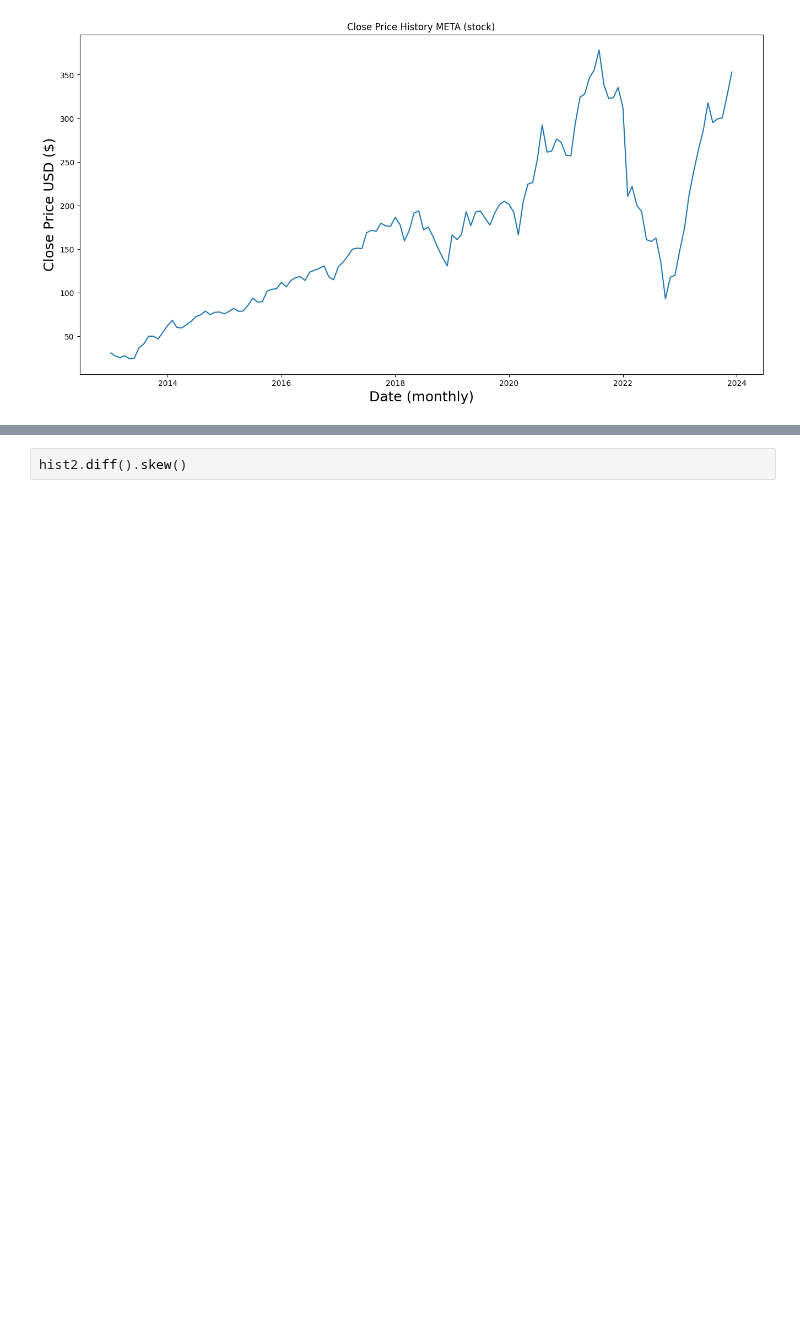
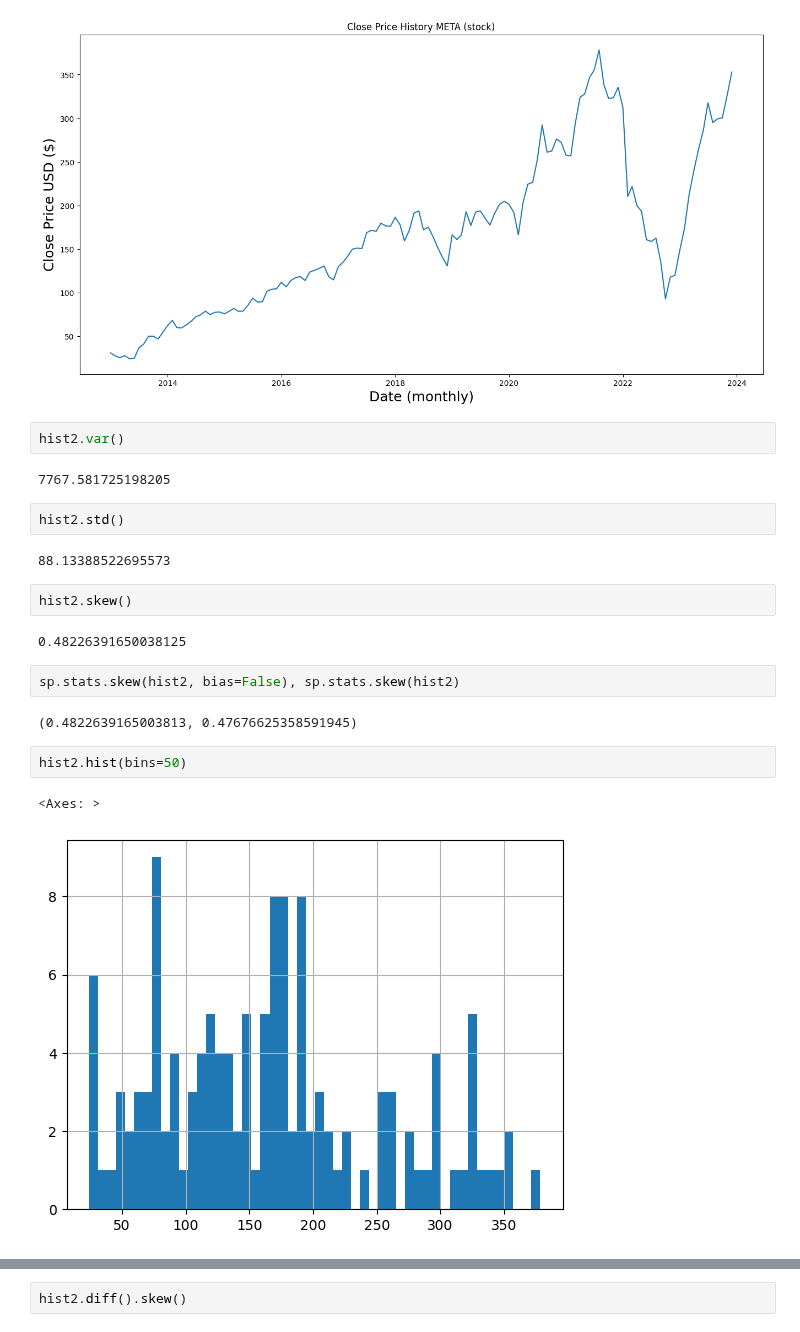
Before and after one commit to Michelleagl/Series_de_Tiempo, a Jupyter notebook: transformaciones_ajustes.ipynb, the cells around one changed output, grey strips where cells are left out. Saved outputs shown, nothing was run; the diff lists cells and outputs as text; blank space fills up the shorter version.

```diff
--- a/transformaciones_ajustes.ipynb
+++ b/transformaciones_ajustes.ipynb
@@ -75,3 +75,24 @@ plt.ylabel('Close Price USD ($)', fontsize=18)
 plt.show()
 # %% [output]
 [figure]
+# %%
+hist2.var()
+# %% [output]
+7767.581725198205
+# %%
+hist2.std()
+# %% [output]
+88.13388522695573
+# %%
+hist2.skew()
+# %% [output]
+0.48226391650038125
+# %%
+sp.stats.skew(hist2, bias=False), sp.stats.skew(hist2)
+# %% [output]
+(0.4822639165003813, 0.47676625358591945)
+# %%
+hist2.hist(bins=50)
+# %% [output]
+<Axes: >
+[figure, added]
```
Also changed, not shown: parts of 41 cells of this notebook.
